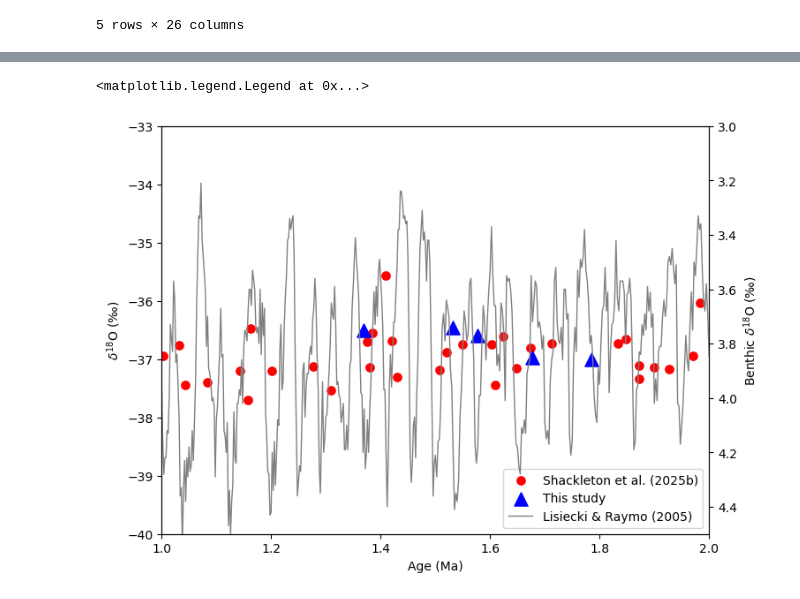
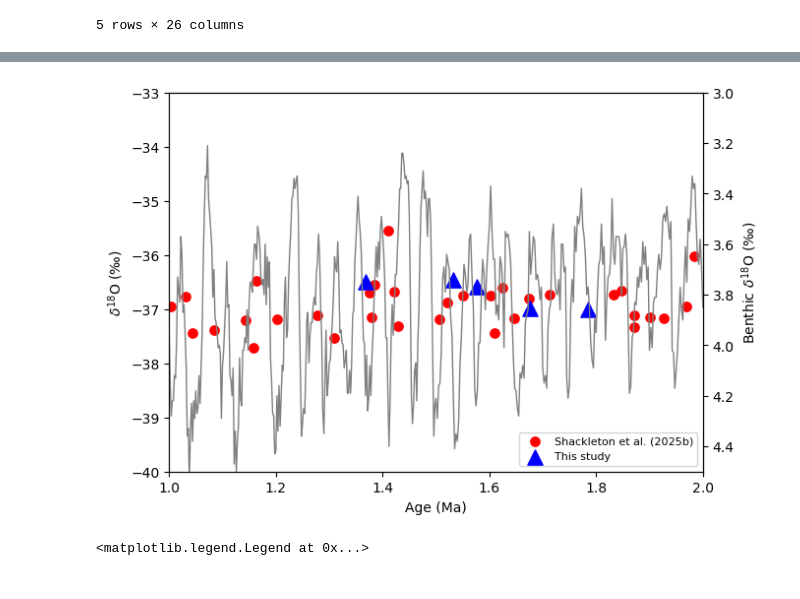
Before and after one commit to liamkirkpatrick/alhic1901_deeplayering, a Jupyter notebook: scripts/plot_samples/explore_shackleton2.ipynb, the cells around one changed output, grey strips where cells are left out. Drawn from its saved outputs; the diff is of its cells as text; code cells hidden in the pictures.

Commit message:
make publication-ready figures

```diff
--- a/scripts/plot_samples/explore_shackleton2.ipynb
+++ b/scripts/plot_samples/explore_shackleton2.ipynb
@@ -6,6 +6,7 @@ import matplotlib.pyplot as plt
 # %%
 path_to_sample_master = '../../data/sampling/master/'
 path_to_broader_context = '../../data/broader_context/'
+path_to_final_figures = '../../../paper/final_figures/'
 # %%
 # import data - raymo
 bdf = pd.read_csv(path_to_broader_context + 'lisiecki2005-d18o-stack-noaa.csv',skiprows=126)
@@ -64,27 +65,32 @@ ax.legend()
 # %%
-fig, ax = plt.subplots(figsize=(8, 6))
+fig, ax = plt.subplots(figsize=(7, 5))
 ax_right = ax.twinx()
 
 ax.set_xlabel('Age (Ma)')
 ax.set_ylabel('$\delta^{18}$O (‰)')
 ax_right.set_ylabel('Benthic $\delta^{18}$O (‰)')
 
 ax_right.plot(bdf['age_calkaBP']/1000, bdf['d18O_benthic'], color='grey', linewidth=1, label='Lisiecki & Raymo (2005)')
 
 ax.scatter(sdf['age']/1000, sdf['d18O'], label='Shackleton et al. (2025b)', color='red', alpha=1,s=180,marker='.')
-ax.scatter(df['age']/1000, df['d18O'], label='This study', color='blue', alpha=1,s=120,marker='^')
+ax.scatter(df['age'], df['d18O'], label='This study', color='blue', alpha=1,s=120,marker='^')
 
 ax.set_xlim(1,2)
 ax.set_ylim(-40,-33)
 ax_right.set_ylim(4.5,3)
 
 
 h1, l1 = ax.get_legend_handles_labels()
 h2, l2 = ax_right.get_legend_handles_labels()
 ax.legend(h1 + h2, l1 + l2, loc='lower right')
+# set legend font size to 8
+ax.legend(loc='lower right', fontsize=8)
+
+# save final figure as pdf and png
+fig.savefig(path_to_final_figures+'pdf/figure10.pdf', dpi=300)
+fig.savefig(path_to_final_figures+'png/figure10.png', dpi=300)
 # %% [output]
-<matplotlib.legend.Legend at 0x...>
-[figure, old version]
+[figure, new version]
 # %%
 # add a right-side y-axis and plot benthic d18O from bdf as a continuous grey line
 ax_right = ax.twinx()
@@ -102,3 +108,5 @@ ax_right.spines['right'].set_color('grey')
 h1, l1 = ax.get_legend_handles_labels()
 h2, l2 = ax_right.get_legend_handles_labels()
 ax.legend(h1 + h2, l1 + l2, loc='upper right')
+# %% [output]
+<matplotlib.legend.Legend at 0x...>
```
Also changed, not shown: parts of 2 cells of this notebook, 4 other files.
